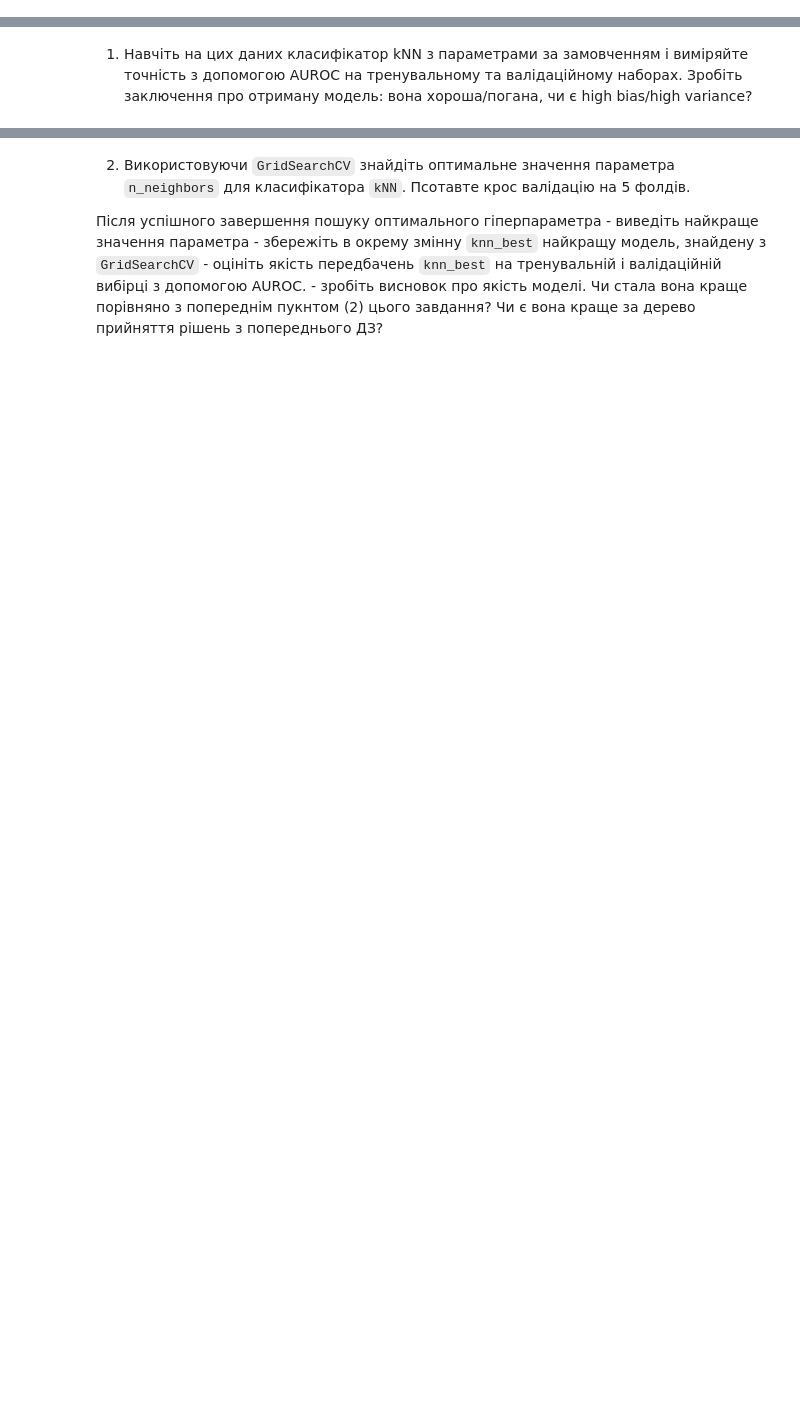
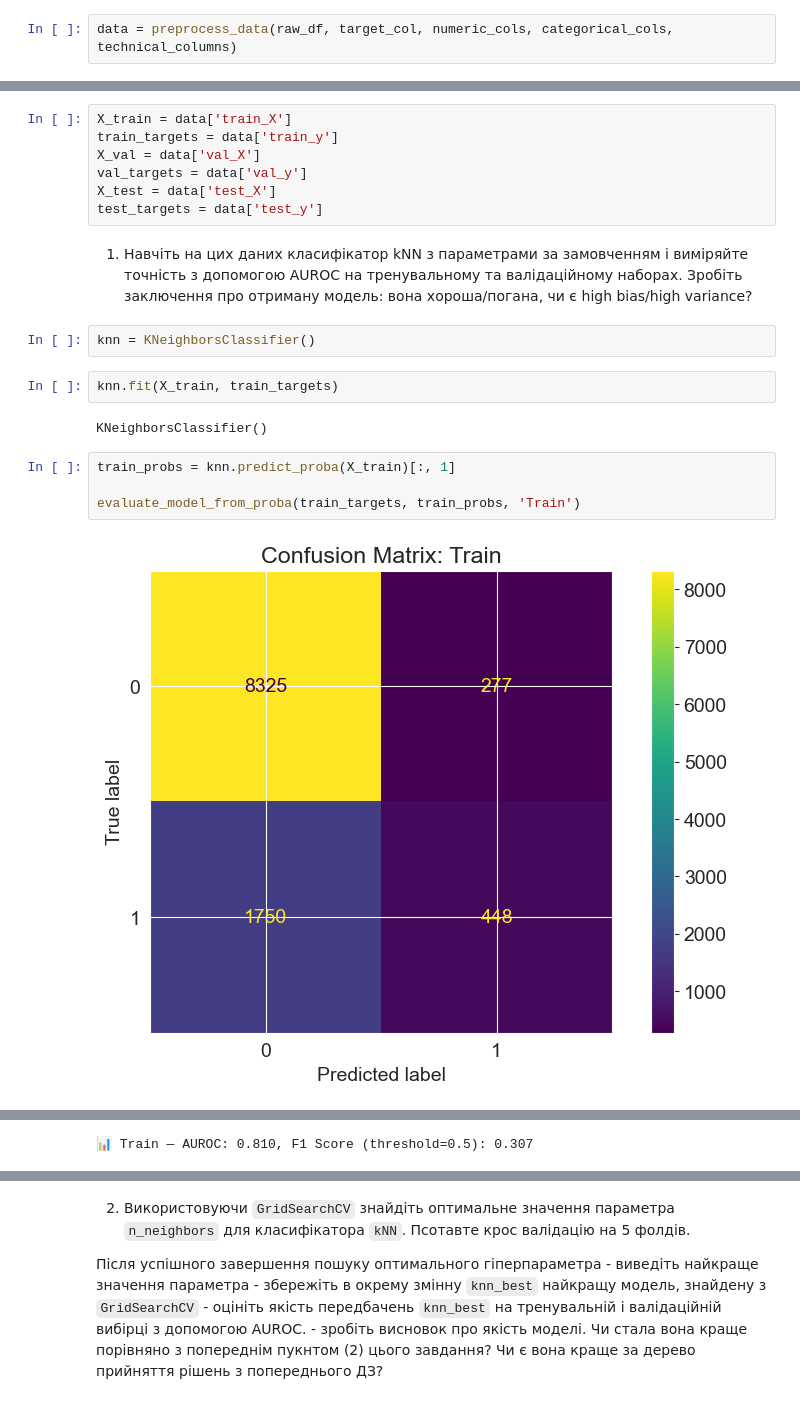
Before and after one commit to o-semenkova/ml_home_tasks, a Jupyter notebook: HW_2_4_kNN_Кросвалідація_і_тюнинг_гіперпараметрів.ipynb, the cells around one changed output, grey strips where cells are left out. Drawn from its saved outputs; the diff is of its cells as text; blank space fills up the shorter version.

```diff
--- a/HW_2_4_kNN_Кросвалідація_і_тюнинг_гіперпараметрів.ipynb
+++ b/HW_2_4_kNN_Кросвалідація_і_тюнинг_гіперпараметрів.ipynb
@@ -10,0 +52,2 @@
+# %%
+data = preprocess_data(raw_df, target_col, numeric_cols, categorical_cols, technical_columns)
@@ -11,2 +56,21 @@
+# %%
+X_train = data['train_X']
+train_targets = data['train_y']
+X_val = data['val_X']
+val_targets = data['val_y']
+X_test = data['test_X']
+test_targets = data['test_y']
 # %% [markdown]
 1. Навчіть на цих даних класифікатор kNN з параметрами за замовченням і виміряйте точність з допомогою AUROC на тренувальному та валідаційному наборах. Зробіть заключення про отриману модель: вона хороша/погана, чи є high bias/high variance?
+# %%
+knn = KNeighborsClassifier()
+# %%
+knn.fit(X_train, train_targets)
+# %% [output]
+KNeighborsClassifier()
+# %%
+train_probs = knn.predict_proba(X_train)[:, 1]
+
+evaluate_model_from_proba(train_targets, train_probs, 'Train')
+# %% [output]
+[figure, added]
@@ -12,0 +78 @@
+📊 Train — AUROC: 0.810, F1 Score (threshold=0.5): 0.307
```
Also changed, not shown: parts of 13 cells of this notebook, 2 other files.
